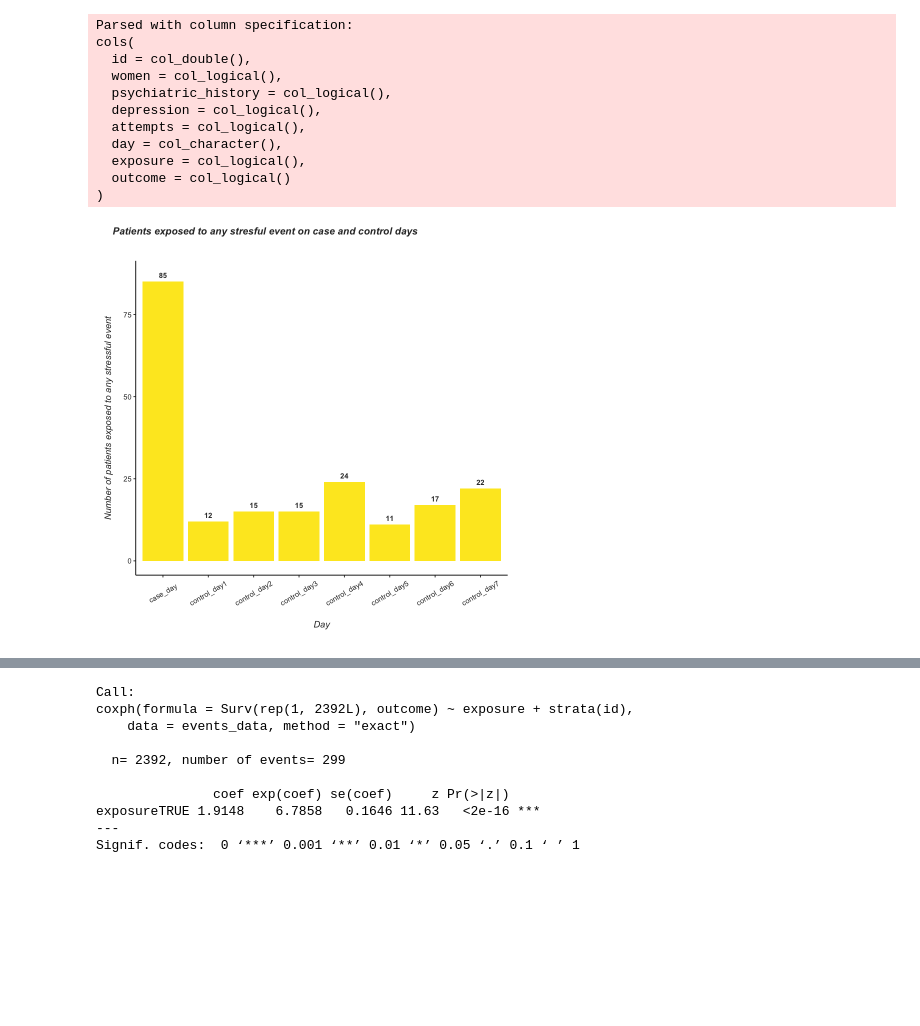
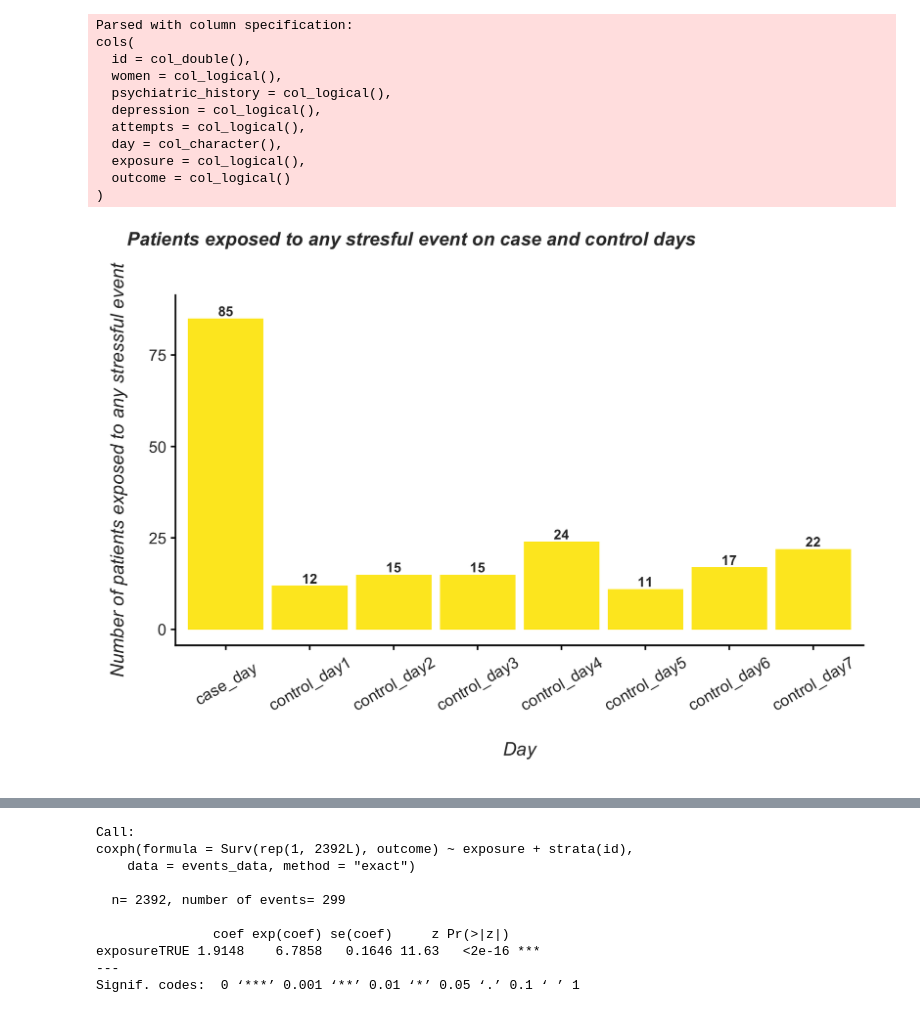
Before and after one commit to odmina/stratified, a Jupyter notebook: stratified.ipynb, the cells around one changed output, grey strips where cells are left out. Saved outputs shown, nothing was run; the diff lists cells and outputs as text; code cells hidden in the pictures; blank space fills up the shorter version.

```diff
--- a/stratified.ipynb
+++ b/stratified.ipynb
@@ -30,6 +12,6 @@ The following object is masked from ‘package:graphics’:
 # %%
 #plots theme
-my_theme <- theme_classic() +
+my_theme <-   theme_half_open(12) +
  theme(
     plot.margin = margin(30, 10, 30, 20),
     plot.title = element_text(face = "bold.italic", size = 12, hjust = 0, vjust = 10, color = "gray20"),
@@ -47,6 +29,11 @@ my_theme <- theme_classic() +
     strip.text = element_text(face = "bold")
   )
 theme_set(my_theme)
+
+#set options to display bigger plots in jupyter notebook
+options(repr.plot.width = 7,
+  repr.plot.height = 5,
+  repr.plot.res = 240)
 # %%
 #dataset
 events_data <- read_tsv("dataset_.tsv")
@@ -65,27 +52,25 @@ cols(
 # %%
 exposures_per_day <- events_data %>%
 filter(exposure) %>%
 group_by(day) %>%
 summarise(count = n())
 
-exposures_plot <- ggplot(data = exposures_per_day, aes(x = day)) +
+ggplot(data = exposures_per_day, aes(x = day)) +
   geom_bar(aes(weight = count, fill = ""), show.legend = FALSE) +
   geom_text(aes(y = count, label = count, fontface ="bold"),
     nudge_y = 2,
     size = 3.1,
     hjust = "middle",
     color = "gray20") +
   labs(
     x = "Day",
     y = "Number of patients exposed to any stressful event",
     title = "Patients exposed to any stresful event on case and control days"
   ) +
   theme(axis.text.x = element_text(angle = 30, vjust = 0.5)) +
   scale_fill_manual(values = "#FDE725FF")
-
-exposures_plot
 # %% [output]
-[figure, old version]
+[figure, new version]
 # %%
 create_outcome_plot <- function(dtst, gv, gv_label_false, gv_label_true) {
   if(!missing(gv)){
```
Also changed, not shown: parts of 10 cells of this notebook, 2 other files.
